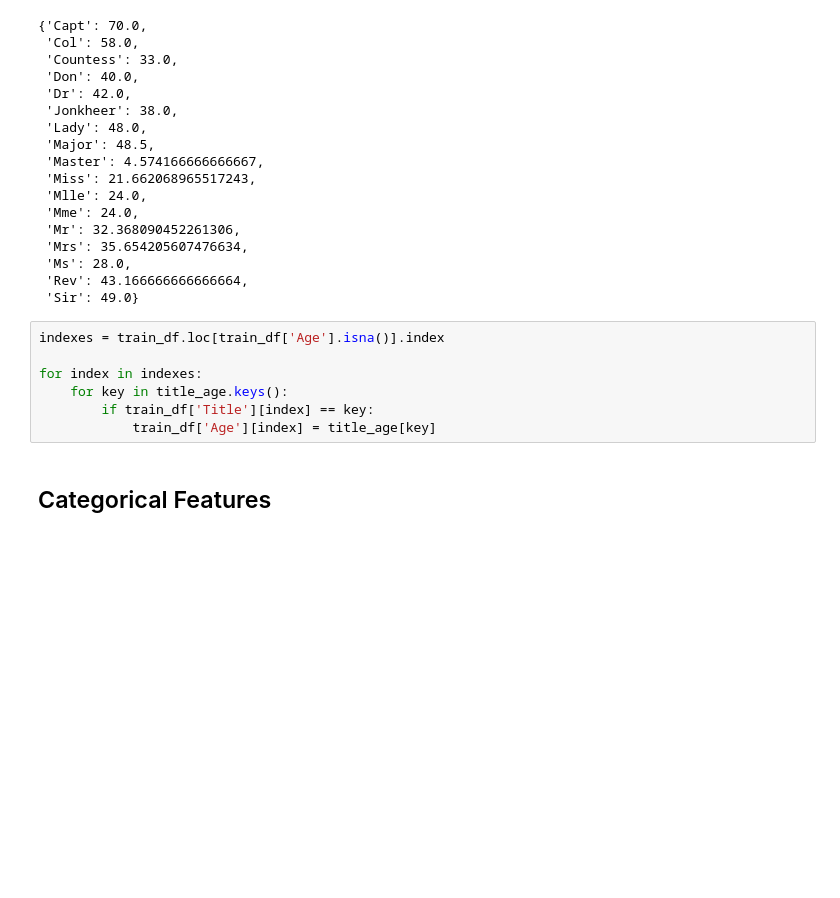
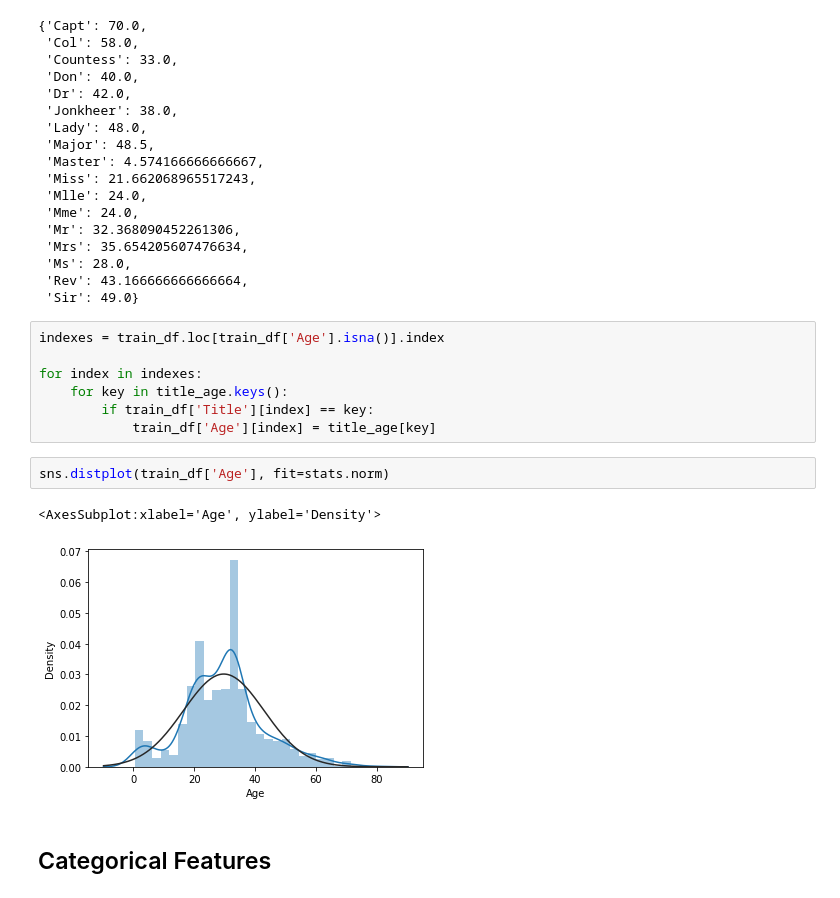
Before and after one commit to gha7all/DataScienceHub, a Jupyter notebook: week-1/titanic-classification/survived_or_not.ipynb, the cells around one changed output. Cells and saved outputs as stored; diff of their text form; blank space fills up the shorter version.

```diff
--- a/week-1/titanic-classification/survived_or_not.ipynb
+++ b/week-1/titanic-classification/survived_or_not.ipynb
@@ -260,6 +260,11 @@ for index in indexes:
     for key in title_age.keys():
         if train_df['Title'][index] == key:
             train_df['Age'][index] = title_age[key]
+# %%
+sns.distplot(train_df['Age'], fit=stats.norm)
+# %% [output]
+<AxesSubplot:xlabel='Age', ylabel='Density'>
+[figure, added]
 # %% [markdown]
 ## Categorical Features
 # %% [markdown]
```
Also changed, not shown: parts of 20 cells of this notebook.
